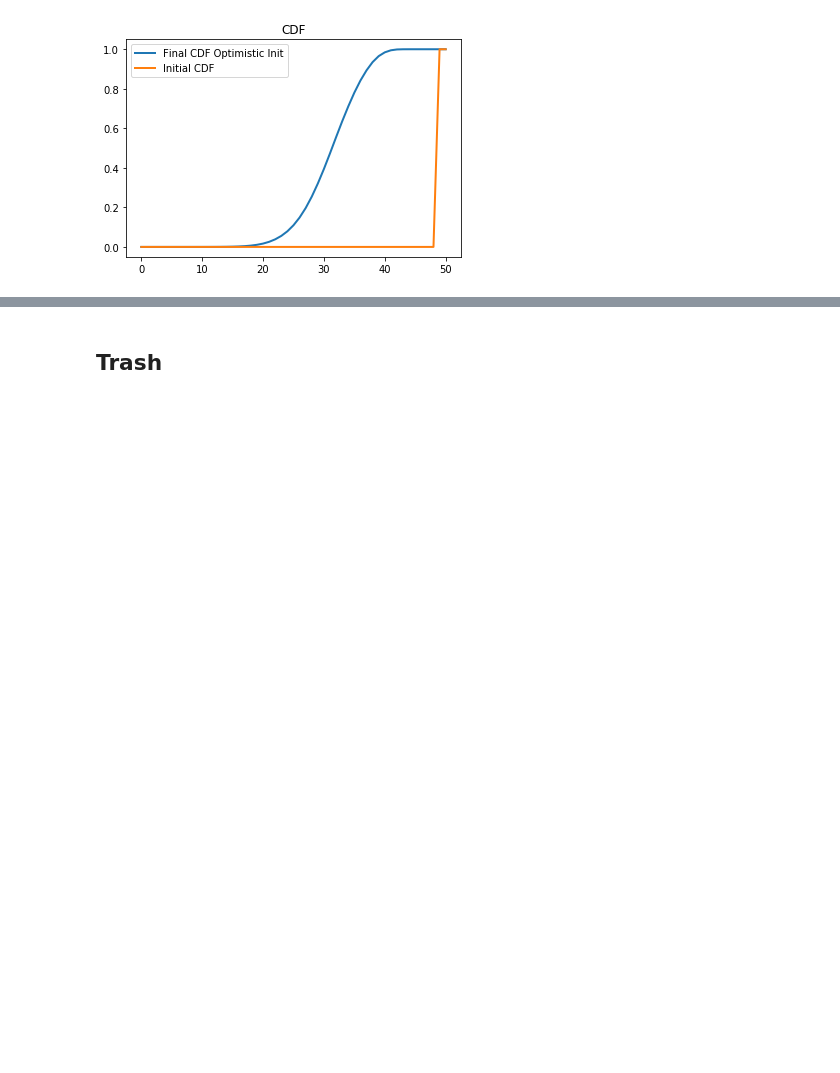
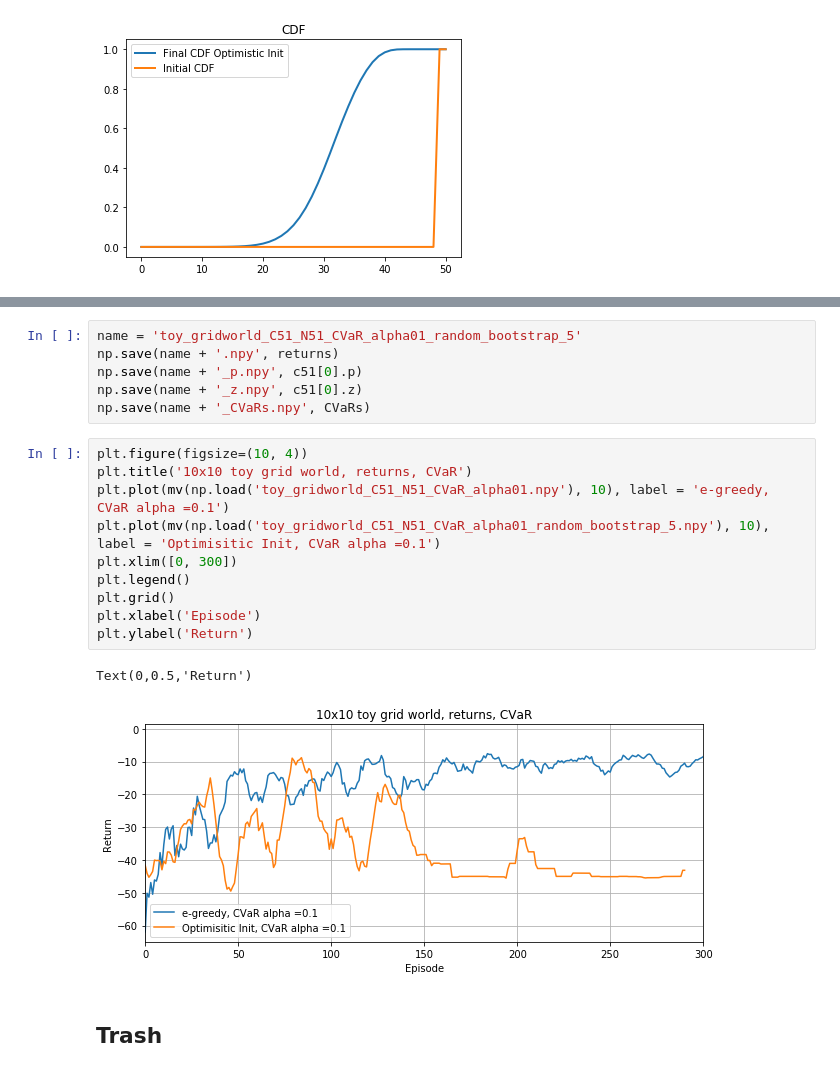
Before and after one commit to Rkeramati/crl, a Jupyter notebook: safe/C51/Untitled.ipynb, the cells around one changed output, grey strips where cells are left out. Drawn from its saved outputs; the diff is of its cells as text; blank space fills up the shorter version.

```diff
--- a/safe/C51/Untitled.ipynb
+++ b/safe/C51/Untitled.ipynb
@@ -521,3 +583,22 @@ plt.legend()
+# %%
+name = 'toy_gridworld_C51_N51_CVaR_alpha01_random_bootstrap_5'
+np.save(name + '.npy', returns)
+np.save(name + '_p.npy', c51[0].p)
+np.save(name + '_z.npy', c51[0].z)
+np.save(name + '_CVaRs.npy', CVaRs)
+# %%
+plt.figure(figsize=(10, 4))
+plt.title('10x10 toy grid world, returns, CVaR')
+plt.plot(mv(np.load('toy_gridworld_C51_N51_CVaR_alpha01.npy'), 10), label = 'e-greedy, CVaR alpha =0.1')
+plt.plot(mv(np.load('toy_gridworld_C51_N51_CVaR_alpha01_random_bootstrap_5.npy'), 10), label = 'Optimisitic Init, CVaR alpha =0.1')
+plt.xlim([0, 300])
+plt.legend()
+plt.grid()
+plt.xlabel('Episode')
+plt.ylabel('Return')
+# %% [output]
+Text(0,0.5,'Return')
+[figure, added]
 # %% [markdown]
 ## Trash
 # %%
```
Also changed, not shown: parts of 15 cells of this notebook, 9 other files.
